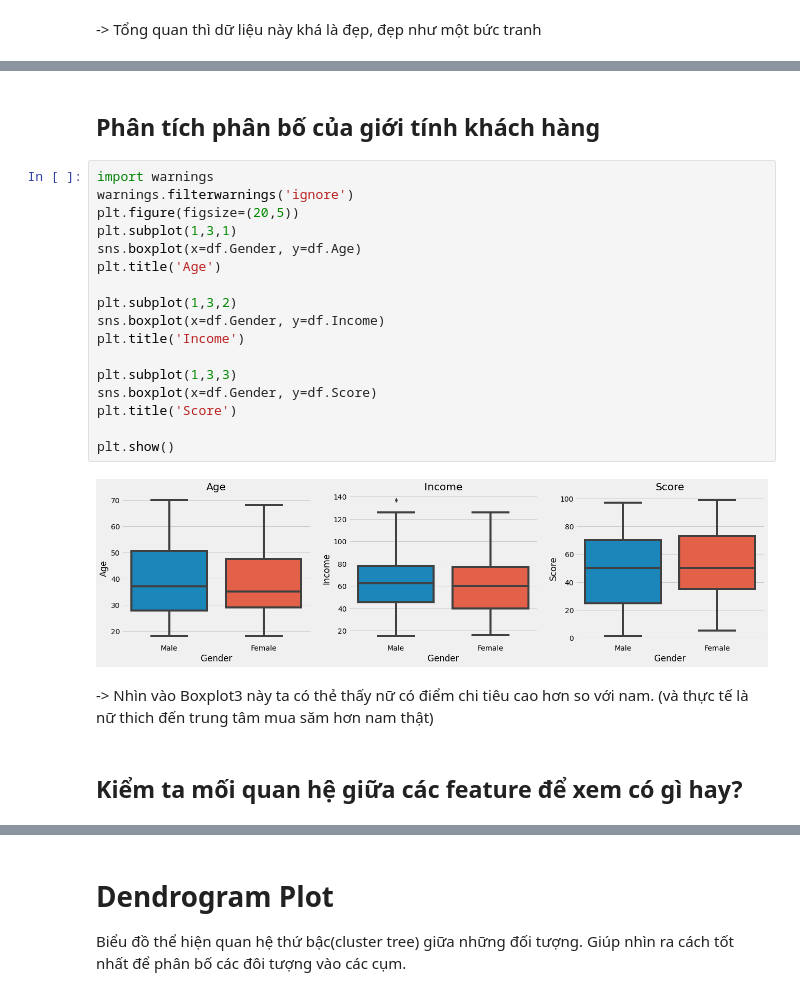
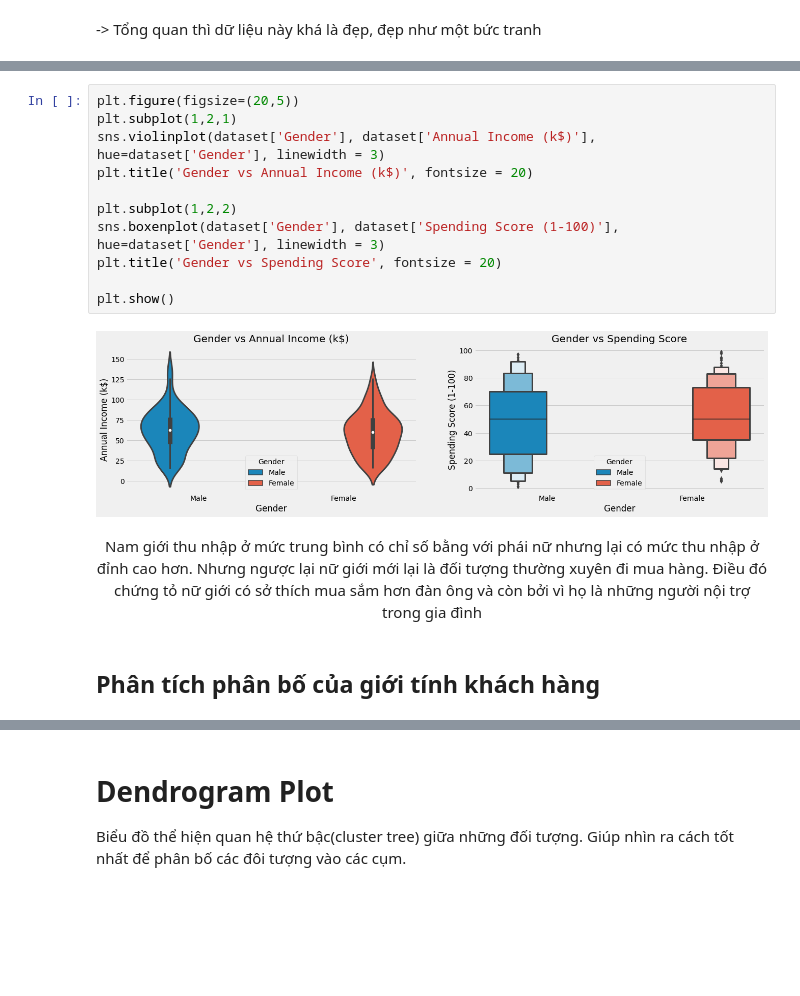
Before and after one commit to CongSon01/K-mean-and-Naive-Bayes-from-scratch, a Jupyter notebook: main2UndersendData.ipynb, the cells around one changed output, grey strips where cells are left out. Drawn from its saved outputs; the diff is of its cells as text; blank space fills up the shorter version.

```diff
--- a/main2UndersendData.ipynb
+++ b/main2UndersendData.ipynb
@@ -77,25 +130,17 @@ dtype: int64
+# %%
+plt.figure(figsize=(20,5))
+plt.subplot(1,2,1)
+sns.violinplot(dataset['Gender'], dataset['Annual Income (k$)'], hue=dataset['Gender'], linewidth = 3)
+plt.title('Gender vs Annual Income (k$)', fontsize = 20)
+
+plt.subplot(1,2,2)
+sns.boxenplot(dataset['Gender'], dataset['Spending Score (1-100)'], hue=dataset['Gender'], linewidth = 3)
+plt.title('Gender vs Spending Score', fontsize = 20)
+
+plt.show()
+# %% [output]
+[figure, added]
+# %% [markdown]
+<p align='center'>Nam giới thu nhập ở mức trung bình có chỉ số bằng với phái nữ nhưng lại có mức thu nhập ở đỉnh cao hơn. Nhưng ngược lại nữ giới mới lại là đối tượng thường xuyên đi mua hàng. Điều đó chứng tỏ nữ giới có sở thích mua sắm hơn đàn ông và còn bởi vì họ là những người nội trợ trong gia đình</p>
 # %% [markdown]
 ## Phân tích phân bố của giới tính khách hàng
-# %%
-import warnings
-warnings.filterwarnings('ignore')
-plt.figure(figsize=(20,5))
-plt.subplot(1,3,1)
-sns.boxplot(x=df.Gender, y=df.Age)
-plt.title('Age')
-
-plt.subplot(1,3,2)
-sns.boxplot(x=df.Gender, y=df.Income)
-plt.title('Income')
-
-plt.subplot(1,3,3)
-sns.boxplot(x=df.Gender, y=df.Score)
-plt.title('Score')
-
-plt.show()
-# %% [output]
-[figure, removed]
-# %% [markdown]
--> Nhìn vào Boxplot3 này ta có thẻ thấy nữ có điểm chi tiêu cao hơn so với nam. (và thực tế là nữ thich đến trung tâm mua săm hơn nam thật)
-# %% [markdown]
-## Kiểm ta mối quan hệ giữa các feature để xem có gì hay?
```
Also changed, not shown: parts of 50 cells of this notebook, 1 other file.
